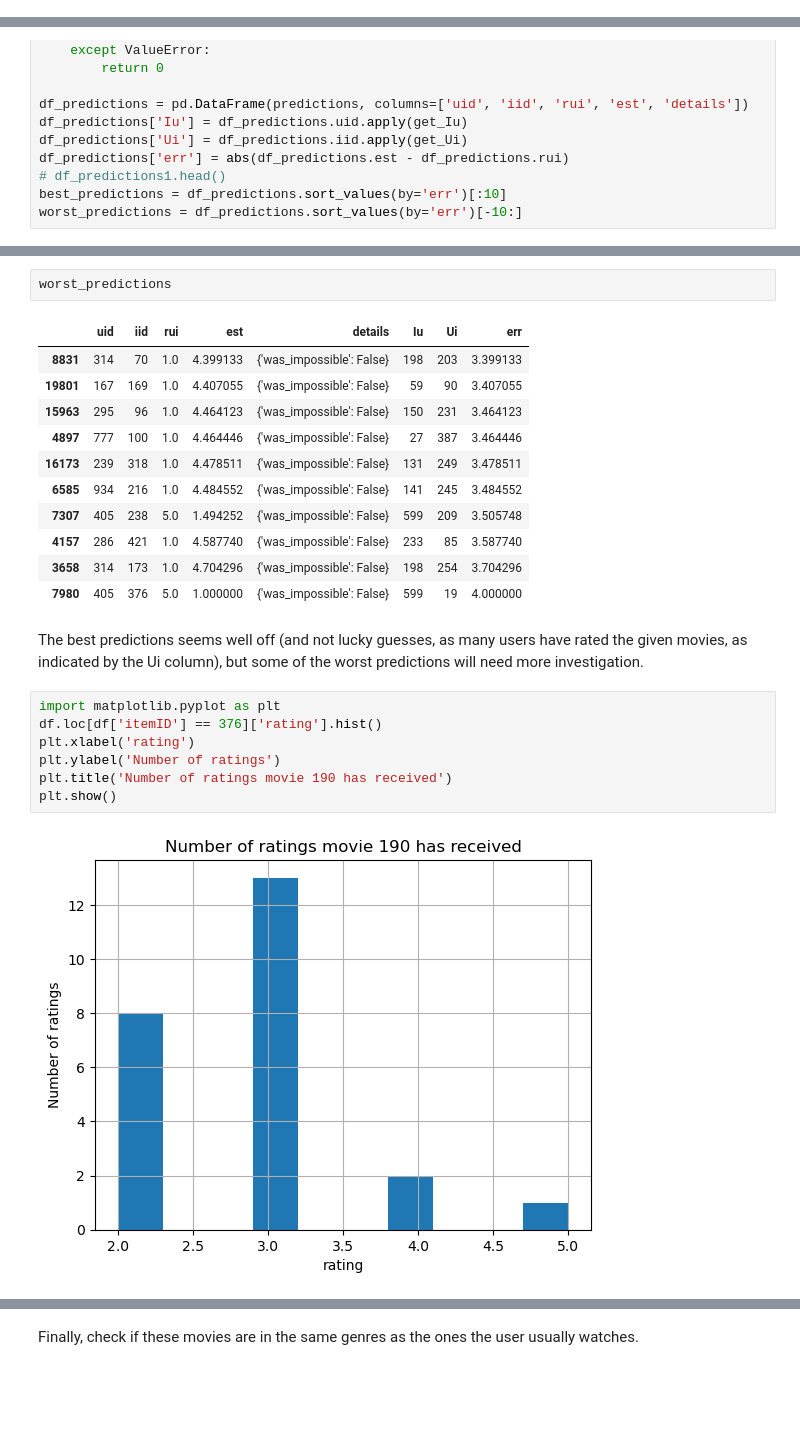
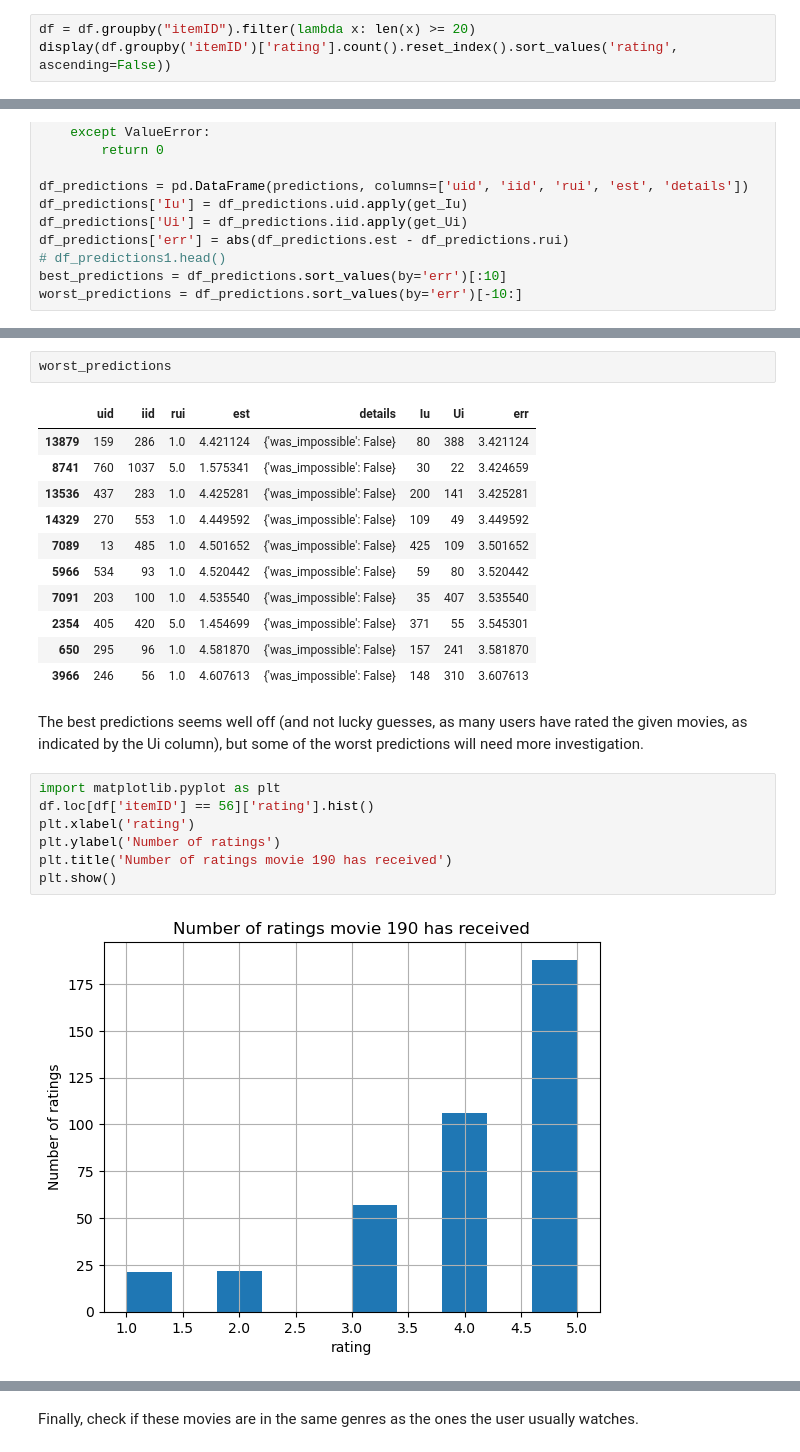
Before and after one commit to Biorrith/Decision-support-systems, a Jupyter notebook: Project 1 - recommender systems/first_docu.ipynb, the cells around one changed output, grey strips where cells are left out. Saved outputs shown, nothing was run; the diff lists cells and outputs as text; blank space fills up the shorter version.

```diff
--- a/Project 1 - recommender systems/first_docu.ipynb
+++ b/Project 1 - recommender systems/first_docu.ipynb
@@ -228,0 +231,3 @@ display(df.groupby('userID')['rating'].count().reset_index().sort_values('rating
+# %%
+df = df.groupby("itemID").filter(lambda x: len(x) >= 20)
+display(df.groupby('itemID')['rating'].count().reset_index().sort_values('rating', ascending=False))
@@ -361,25 +380,25 @@ best_predictions
 worst_predictions
 # %% [output]
 |  | uid | iid | rui | est | details | Iu | Ui | err |
-| 8831 | 314 | 70 | 1.0 | 4.399133 | {'was_impossible': False} | 198 | 203 | 3.399133 |
-| 19801 | 167 | 169 | 1.0 | 4.407055 | {'was_impossible': False} | 59 | 90 | 3.407055 |
-| 15963 | 295 | 96 | 1.0 | 4.464123 | {'was_impossible': False} | 150 | 231 | 3.464123 |
-| 4897 | 777 | 100 | 1.0 | 4.464446 | {'was_impossible': False} | 27 | 387 | 3.464446 |
-| 16173 | 239 | 318 | 1.0 | 4.478511 | {'was_impossible': False} | 131 | 249 | 3.478511 |
-| 6585 | 934 | 216 | 1.0 | 4.484552 | {'was_impossible': False} | 141 | 245 | 3.484552 |
-| 7307 | 405 | 238 | 5.0 | 1.494252 | {'was_impossible': False} | 599 | 209 | 3.505748 |
-| 4157 | 286 | 421 | 1.0 | 4.587740 | {'was_impossible': False} | 233 | 85 | 3.587740 |
-| 3658 | 314 | 173 | 1.0 | 4.704296 | {'was_impossible': False} | 198 | 254 | 3.704296 |
-| 7980 | 405 | 376 | 5.0 | 1.000000 | {'was_impossible': False} | 599 | 19 | 4.000000 |
+| 13879 | 159 | 286 | 1.0 | 4.421124 | {'was_impossible': False} | 80 | 388 | 3.421124 |
+| 8741 | 760 | 1037 | 5.0 | 1.575341 | {'was_impossible': False} | 30 | 22 | 3.424659 |
+| 13536 | 437 | 283 | 1.0 | 4.425281 | {'was_impossible': False} | 200 | 141 | 3.425281 |
+| 14329 | 270 | 553 | 1.0 | 4.449592 | {'was_impossible': False} | 109 | 49 | 3.449592 |
+| 7089 | 13 | 485 | 1.0 | 4.501652 | {'was_impossible': False} | 425 | 109 | 3.501652 |
+| 5966 | 534 | 93 | 1.0 | 4.520442 | {'was_impossible': False} | 59 | 80 | 3.520442 |
+| 7091 | 203 | 100 | 1.0 | 4.535540 | {'was_impossible': False} | 35 | 407 | 3.535540 |
+| 2354 | 405 | 420 | 5.0 | 1.454699 | {'was_impossible': False} | 371 | 55 | 3.545301 |
+| 650 | 295 | 96 | 1.0 | 4.581870 | {'was_impossible': False} | 157 | 241 | 3.581870 |
+| 3966 | 246 | 56 | 1.0 | 4.607613 | {'was_impossible': False} | 148 | 310 | 3.607613 |
 # %% [markdown]
 The best predictions seems well off (and not lucky guesses, as many users have rated the given movies, as indicated by the Ui column), but some of the worst predictions will need more investigation.
 # %%
 import matplotlib.pyplot as plt
-df.loc[df['itemID'] == 376]['rating'].hist()
+df.loc[df['itemID'] == 56]['rating'].hist()
 plt.xlabel('rating')
 plt.ylabel('Number of ratings')
 plt.title('Number of ratings movie 190 has received')
 plt.show()
 # %% [output]
-[figure, old version]
+[figure, new version]
 # %% [markdown]
```
Also changed, not shown: parts of 15 cells of this notebook.
